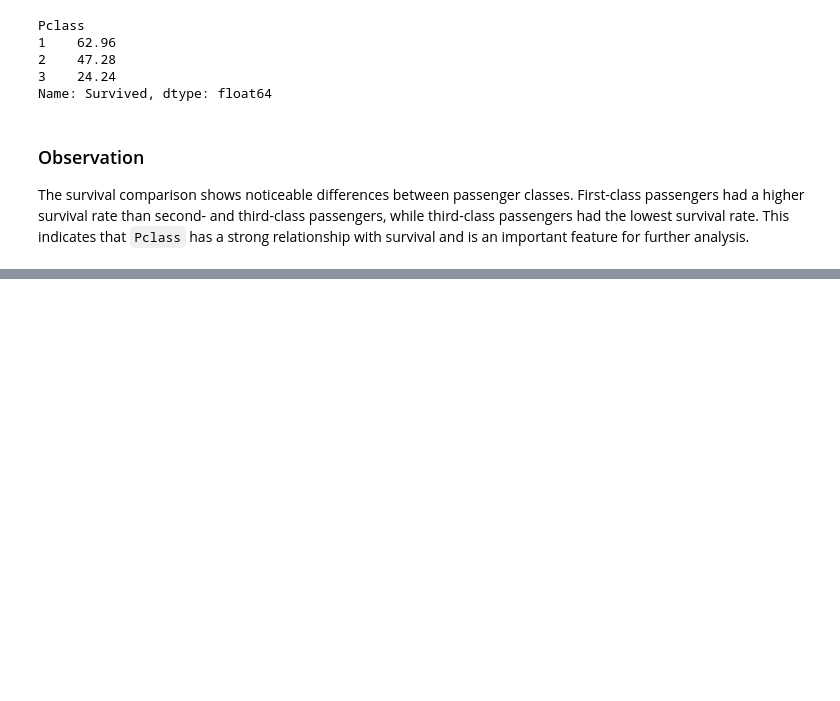
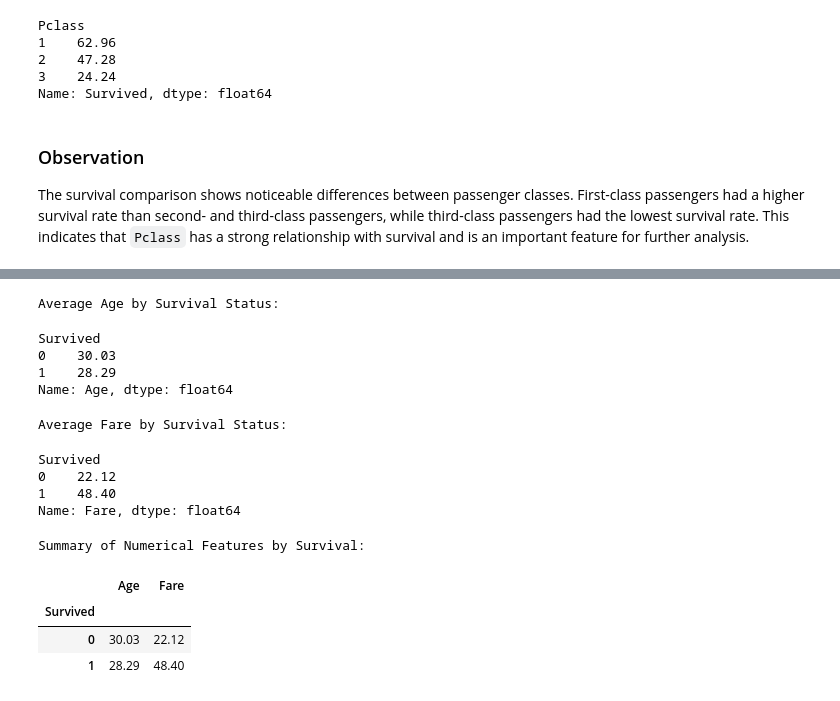
Before and after one commit to zuhranrasool/neurofive-ml-track, a Jupyter notebook: notebooks/Titanic_EDA.ipynb, the cells around one changed output, grey strips where cells are left out. Cells and saved outputs as stored; diff of their text form; code cells hidden in the pictures; blank space fills up the shorter version.

Commit message:
Analyze additional survival related features

```diff
--- a/notebooks/Titanic_EDA.ipynb
+++ b/notebooks/Titanic_EDA.ipynb
@@ -709,0 +714,39 @@ The survival comparison shows noticeable differences between passenger classes.
+# %%
+# Compare average age by survival status
+
+average_age = df.groupby("Survived")["Age"].mean()
+
+print("Average Age by Survival Status:")
+display(average_age.round(2))
+# %% [output]
+Average Age by Survival Status:
+Survived
+0    30.03
+1    28.29
+Name: Age, dtype: float64
+# %%
+# Compare average fare by survival status
+
+average_fare = df.groupby("Survived")["Fare"].mean()
+
+print("Average Fare by Survival Status:")
+display(average_fare.round(2))
+# %% [output]
+Average Fare by Survival Status:
+Survived
+0    22.12
+1    48.40
+Name: Fare, dtype: float64
+# %%
+# Summary of selected numerical features by survival
+
+feature_summary = df.groupby("Survived")[["Age", "Fare"]].mean()
+
+print("Summary of Numerical Features by Survival:")
+display(feature_summary.round(2))
+# %% [output]
+Summary of Numerical Features by Survival:
+|  | Age | Fare |
+| Survived |  |  |
+| 0 | 30.03 | 22.12 |
+| 1 | 28.29 | 48.40 |
```
Also changed, not shown: parts of 2 cells of this notebook.
